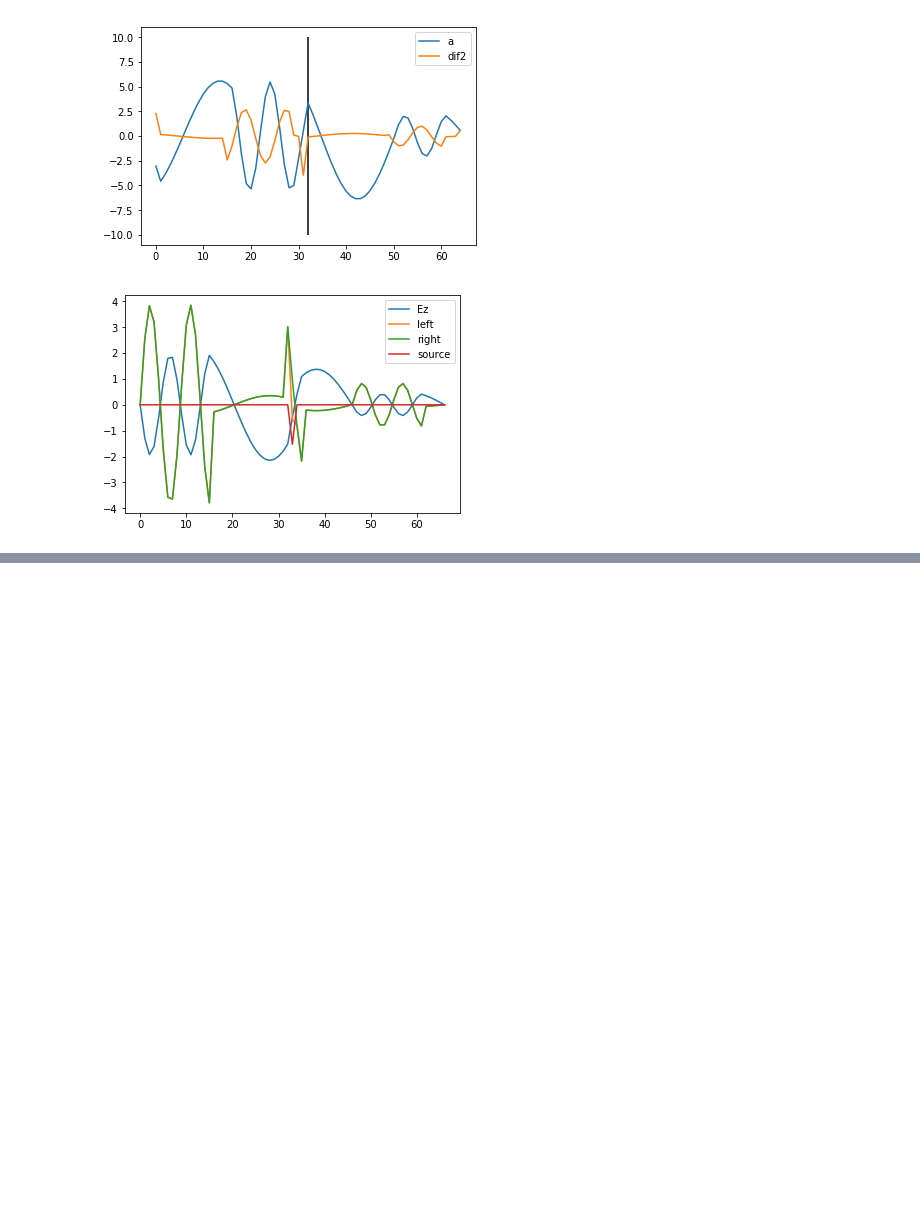
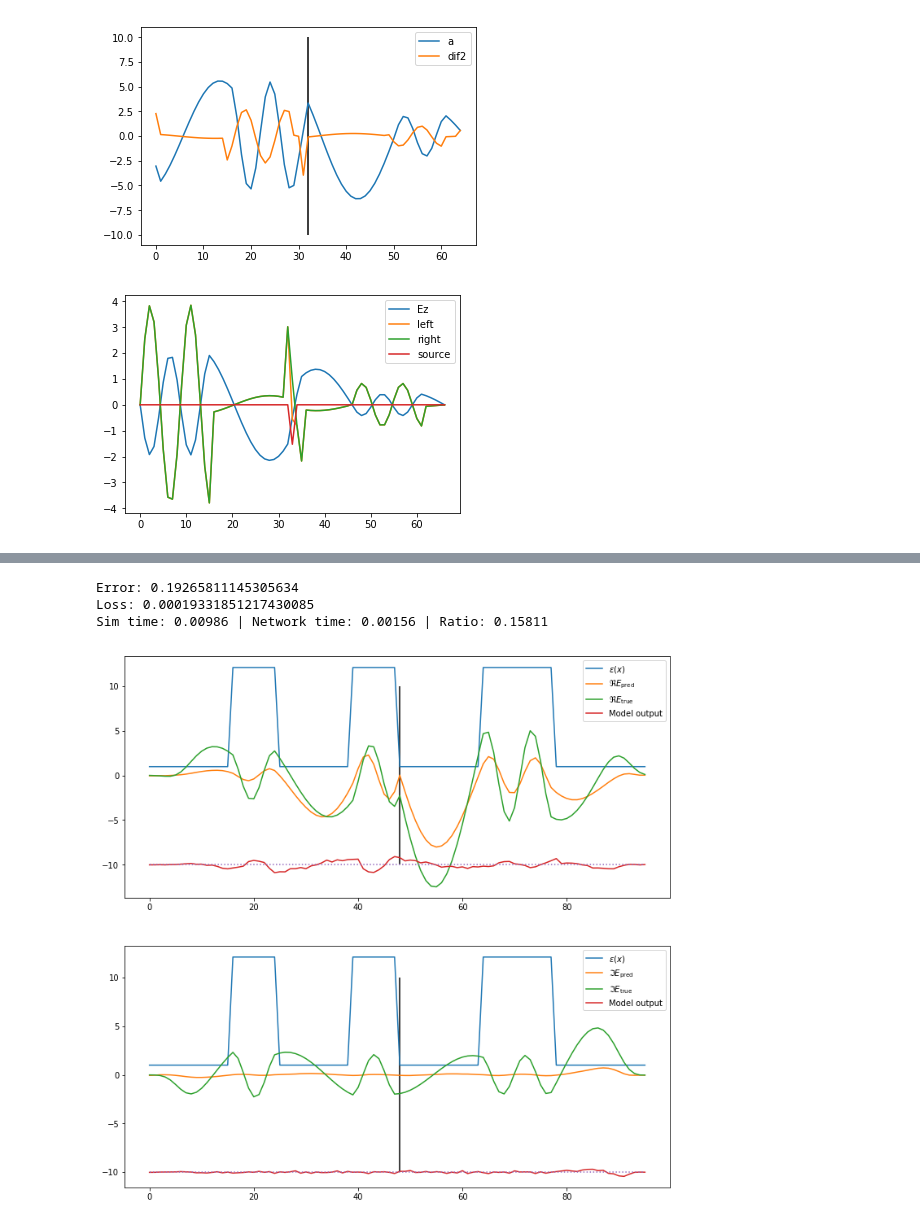
Before and after one commit to bencbartlett/neural-maxwell, a Jupyter notebook: neural_maxwell/notebooks/CS229_Final_Project.ipynb, the cells around one changed output, grey strips where cells are left out. Saved outputs shown, nothing was run; the diff lists cells and outputs as text; code cells hidden in the pictures; blank space fills up the shorter version.

```diff
--- a/neural_maxwell/notebooks/CS229_Final_Project.ipynb
+++ b/neural_maxwell/notebooks/CS229_Final_Project.ipynb
@@ -447,3 +510,16 @@ def plot_model_outputs(perms):
+# %%
+model.eval()
+
+# perms = perm_random_number_alternating_layers()
+perms = epsilon_generator()
+
+# plot_model_outputs(perms)
+plot_model_outputs_complex(perms, buffer=0, src_x=64//2+16)
+# %% [output]
+Error: 0.19265811145305634
+Loss: 0.00019331851217430085
+Sim time: 0.00986 | Network time: 0.00156 | Ratio: 0.15811
+[figure, added]
 # %%
 model.eval()
 
```
Also changed, not shown: parts of 12 cells of this notebook, 4 other files.
